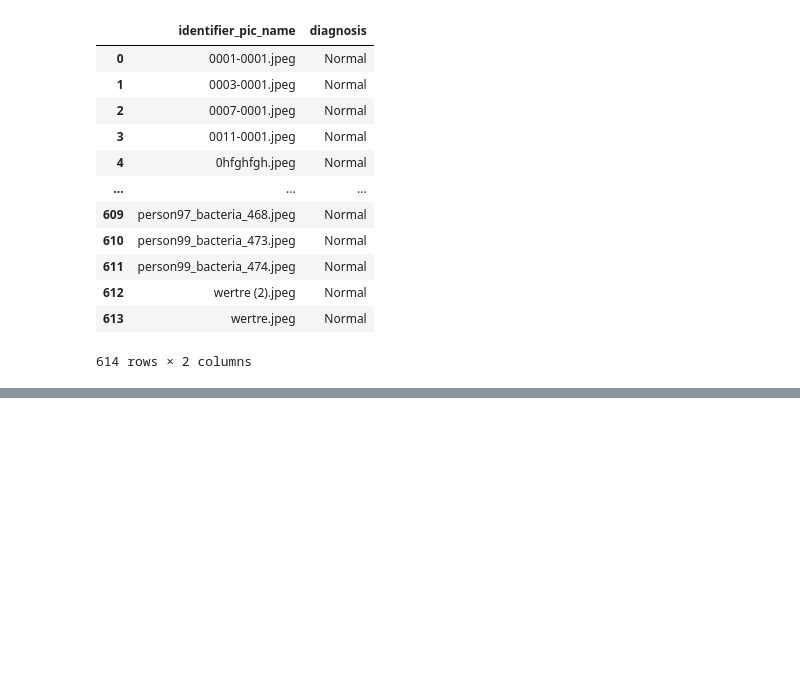
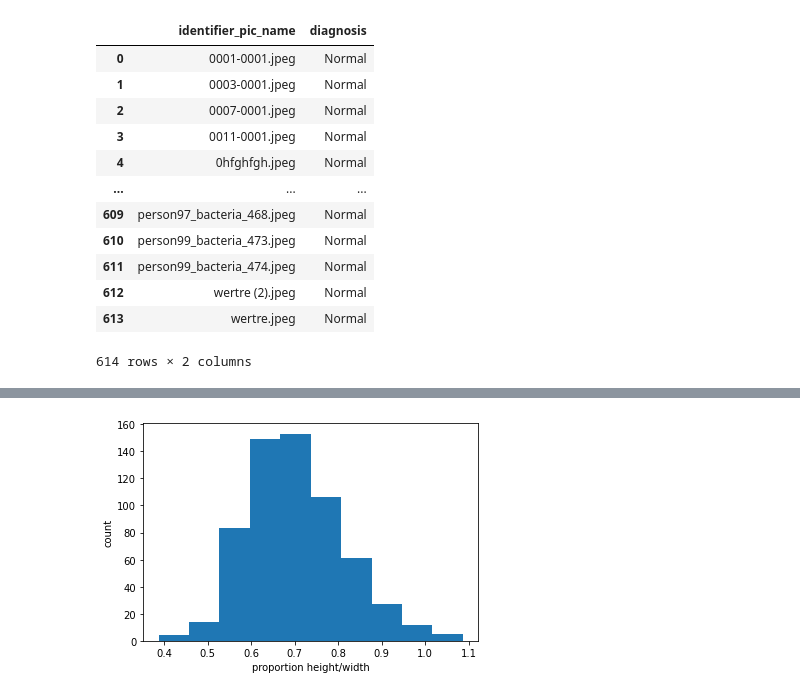
Before and after one commit to drcandacemakedamoore/cleanX, a Jupyter notebook: workflow_demo/cleanX_run_example.ipynb, the cells around one changed output, grey strips where cells are left out. Saved outputs shown, nothing was run; the diff lists cells and outputs as text; code cells hidden in the pictures; blank space fills up the shorter version.

```diff
--- a/workflow_demo/cleanX_run_example.ipynb
+++ b/workflow_demo/cleanX_run_example.ipynb
@@ -314,0 +359,4 @@ df_unbias
+# %%
+ epa_proportions = cx.proportions_ht_wt_to_histo(target_directory, 10)
+# %% [output]
+[figure, added]
```
Also changed, not shown: parts of 13 cells of this notebook.
